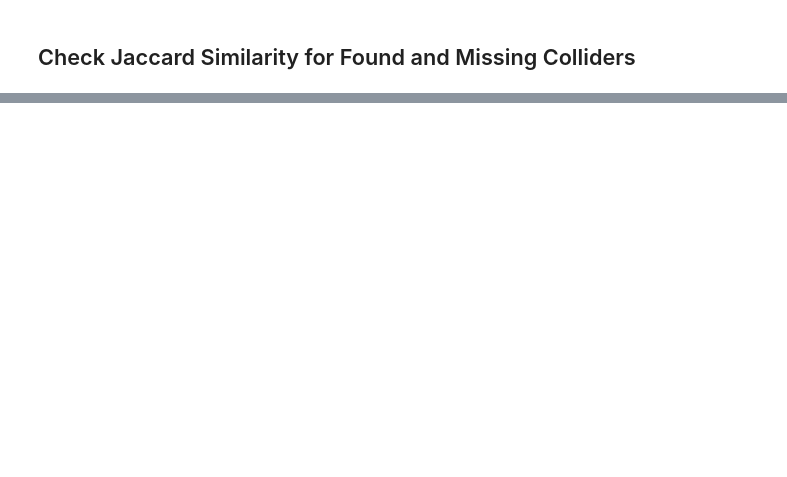
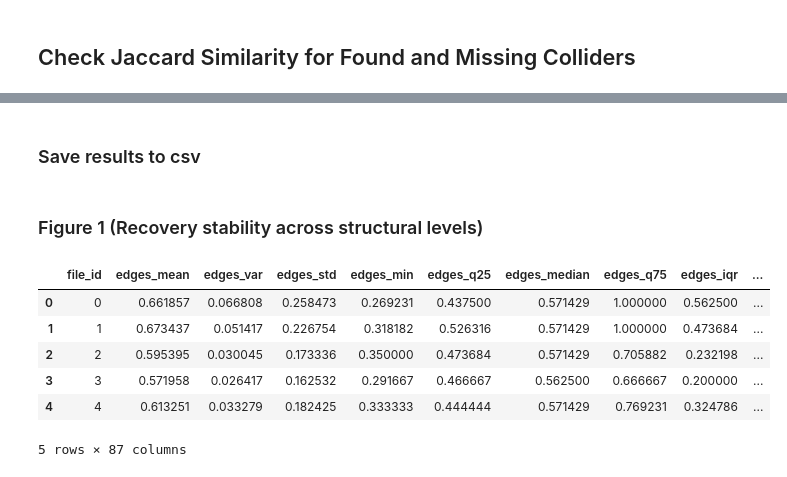
Before and after one commit to kaleem-01/CausalSynergy, a Jupyter notebook: analyses/StabilityAnalysis.ipynb, the cells around one changed output, grey strips where cells are left out. Saved outputs shown, nothing was run; the diff lists cells and outputs as text; code cells hidden in the pictures; blank space fills up the shorter version.

```diff
--- a/analyses/StabilityAnalysis.ipynb
+++ b/analyses/StabilityAnalysis.ipynb
@@ -929,0 +633,2 @@ Notes:
+# %% [markdown]
+### Save results to csv
@@ -929,0 +656,2 @@ Notes:
+# %% [markdown]
+### Figure 1 (Recovery stability across structural levels)
@@ -929,0 +725,10 @@ Notes:
+# %%
+binary_df.head()
+# %% [output]
+|  | file_id | edges_mean | edges_var | edges_std | edges_min | edges_q25 | edges_median | edges_q75 | edges_iqr | ... |
+| 0 | 0 | 0.661857 | 0.066808 | 0.258473 | 0.269231 | 0.437500 | 0.571429 | 1.000000 | 0.562500 | ... |
+| 1 | 1 | 0.673437 | 0.051417 | 0.226754 | 0.318182 | 0.526316 | 0.571429 | 1.000000 | 0.473684 | ... |
+| 2 | 2 | 0.595395 | 0.030045 | 0.173336 | 0.350000 | 0.473684 | 0.571429 | 0.705882 | 0.232198 | ... |
+| 3 | 3 | 0.571958 | 0.026417 | 0.162532 | 0.291667 | 0.466667 | 0.562500 | 0.666667 | 0.200000 | ... |
+| 4 | 4 | 0.613251 | 0.033279 | 0.182425 | 0.333333 | 0.444444 | 0.571429 | 0.769231 | 0.324786 | ... |
+5 rows × 87 columns
```
Also changed, not shown: parts of 41 cells of this notebook, 26 other files.
